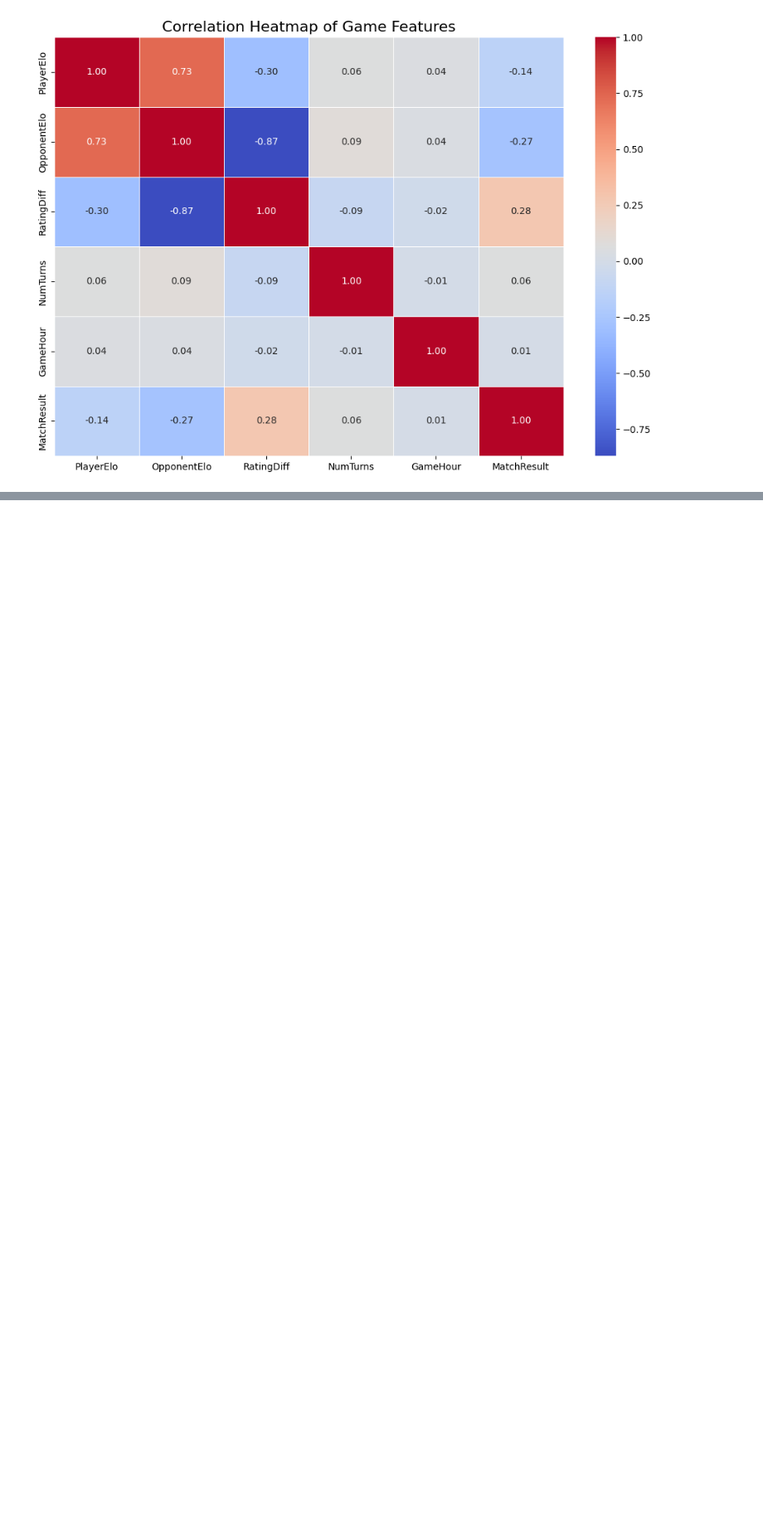
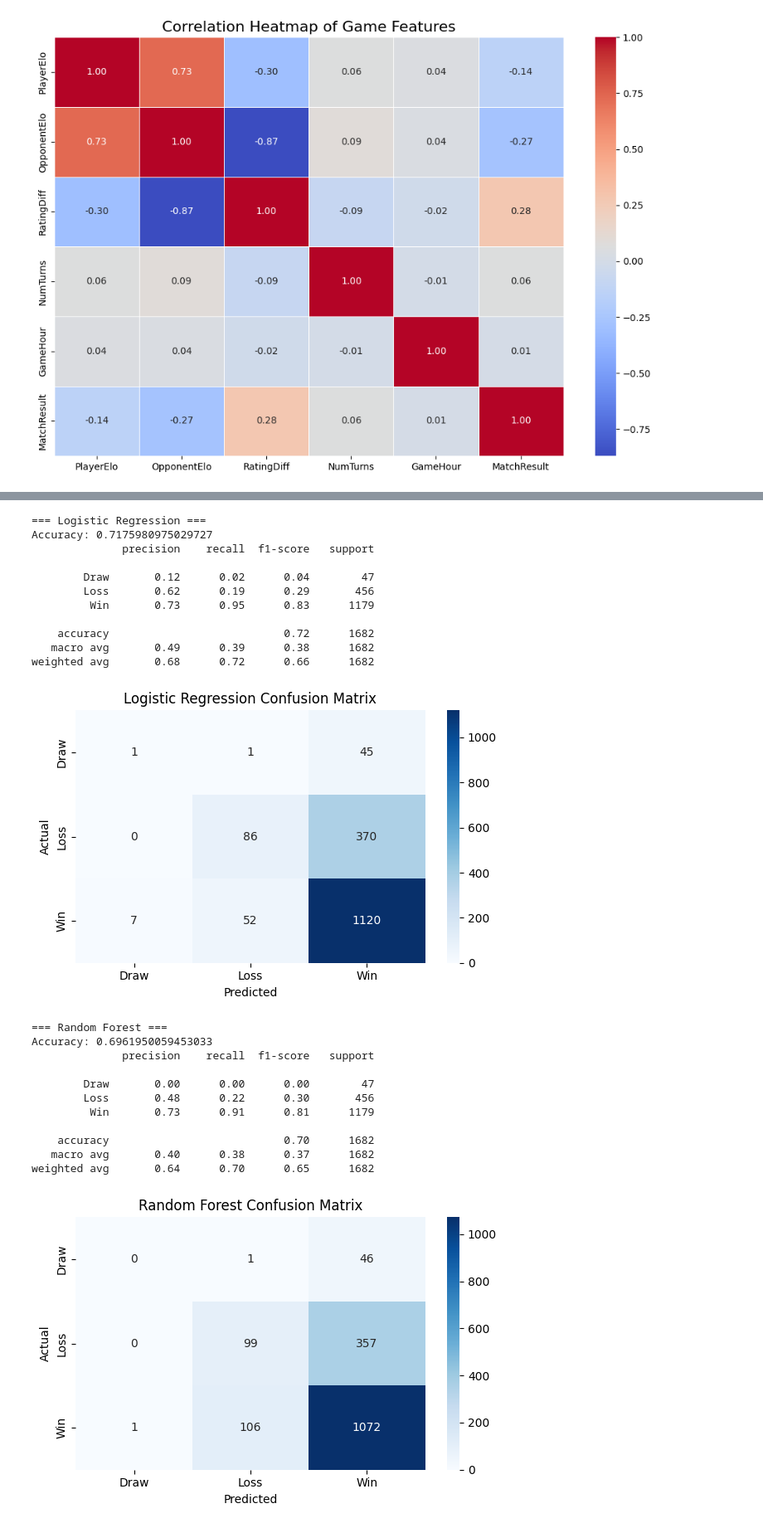
Before and after one commit to NishivSingh/My-Chess-Journal-Data-Driven-Insights, a Jupyter notebook: data_analysis.ipynb, the cells around one changed output, grey strips where cells are left out. Shown at 83% size. Drawn from its saved outputs; the diff is of its cells as text; code cells hidden in the pictures; blank space fills up the shorter version.

Commit message:
Predictive modeling completed

```diff
--- a/data_analysis.ipynb
+++ b/data_analysis.ipynb
@@ -667,0 +713,10 @@ plt.show()
+# %%
+# Train Logistic Regression
+log_model = LogisticRegression(max_iter=1000)
+log_model.fit(X_train_scaled, y_train)
+log_preds = log_model.predict(X_test_scaled)
+
+# Train Random Forest
+rf_model = RandomForestClassifier(n_estimators=100, random_state=42)
+rf_model.fit(X_train, y_train)
+rf_preds = rf_model.predict(X_test)
@@ -667,0 +725,53 @@ plt.show()
+# %%
+print("=== Logistic Regression ===")
+print("Accuracy:", accuracy_score(y_test, log_preds))
+print(classification_report(y_test, log_preds, target_names=target_encoder.classes_))
+
+# Confusion Matrix for Logistic Regression
+plt.figure(figsize=(6, 4))
+sns.heatmap(confusion_matrix(y_test, log_preds), annot=True, fmt='d', cmap='Blues',
+            xticklabels=target_encoder.classes_, yticklabels=target_encoder.classes_)
+plt.title("Logistic Regression Confusion Matrix")
+plt.xlabel("Predicted")
+plt.ylabel("Actual")
+plt.tight_layout()
+plt.show()
+
+print("\n=== Random Forest ===")
+print("Accuracy:", accuracy_score(y_test, rf_preds))
+print(classification_report(y_test, rf_preds, target_names=target_encoder.classes_))
+
+# Confusion Matrix for Random Forest
+plt.figure(figsize=(6, 4))
+sns.heatmap(confusion_matrix(y_test, rf_preds), annot=True, fmt='d', cmap='Blues',
+            xticklabels=target_encoder.classes_, yticklabels=target_encoder.classes_)
+plt.title("Random Forest Confusion Matrix")
+plt.xlabel("Predicted")
+plt.ylabel("Actual")
+plt.tight_layout()
+plt.show()
+# %% [output]
+=== Logistic Regression ===
+Accuracy: 0.7175980975029727
+              precision    recall  f1-score   support
+
+        Draw       0.12      0.02      0.04        47
+        Loss       0.62      0.19      0.29       456
+         Win       0.73      0.95      0.83      1179
+
+    accuracy                           0.72      1682
+   macro avg       0.49      0.39      0.38      1682
+weighted avg       0.68      0.72      0.66      1682
+[figure, added]
+=== Random Forest ===
+Accuracy: 0.6961950059453033
+              precision    recall  f1-score   support
+
+        Draw       0.00      0.00      0.00        47
+        Loss       0.48      0.22      0.30       456
+         Win       0.73      0.91      0.81      1179
+
+    accuracy                           0.70      1682
+   macro avg       0.40      0.38      0.37      1682
+weighted avg       0.64      0.70      0.65      1682
+[figure, added]
```
Also changed, not shown: parts of 7 cells of this notebook.
